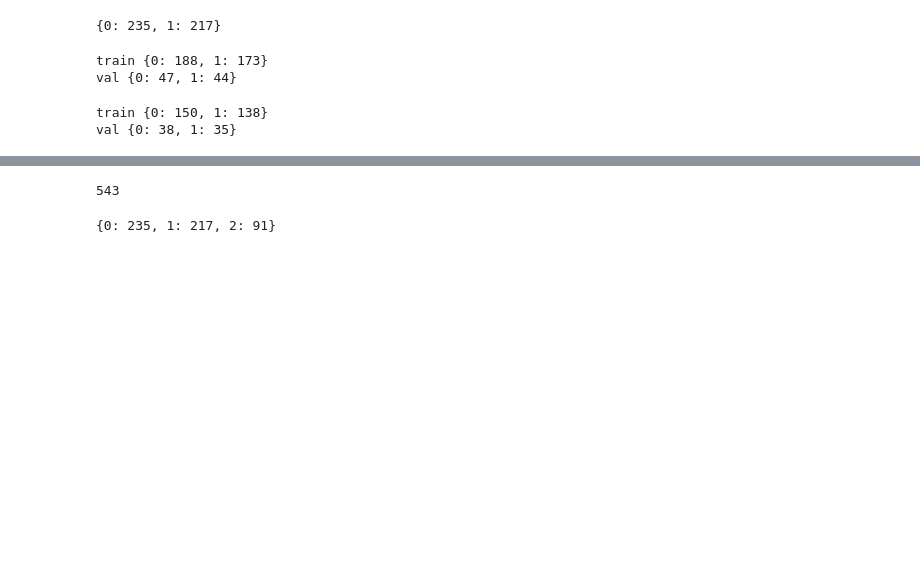
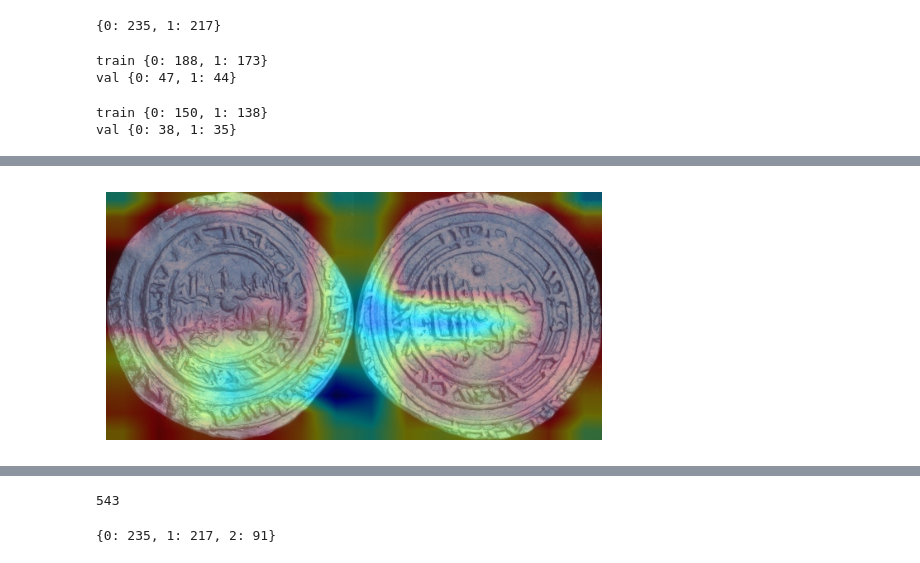
Before and after one commit to Aviost111/final_proj, a Jupyter notebook: preprocessing_for_classification.ipynb, the cells around one changed output, grey strips where cells are left out. Saved outputs shown, nothing was run; the diff lists cells and outputs as text; code cells hidden in the pictures; blank space fills up the shorter version.

```diff
--- a/preprocessing_for_classification.ipynb
+++ b/preprocessing_for_classification.ipynb
@@ -215,0 +259,22 @@ print(y_val)
+# %%
+# Load pre-trained VGG16 model + higher level layers
+base_model = VGG16(weights='imagenet', include_top=False, input_shape=(224, 224, 3))
+
+# Add custom top layers for transfer learning
+x = base_model.output
+x = Flatten()(x)
+x = Dense(1024, activation='relu')(x)
+x = Dropout(0.5)(x)
+x = Dense(512, activation='relu')(x)
+x = Dropout(0.5)(x)
+predictions = Dense(len(label_to_index), activation='softmax')(x)
+
+# Combine base model and new top layers
+model = Model(inputs=base_model.input, outputs=predictions)
+
+# Freeze the layers of the base model (not trainable)
+for layer in base_model.layers:
+    layer.trainable = False
+
+# Compile the model
+model.compile(optimizer=Adam(learning_rate=1e-4), loss='categorical_crossentropy', metrics=['accuracy'])
@@ -215,0 +373,12 @@ print(y_val)
+# %%
+# show the gradcam on the image
+img = cv2.imread(img_path)
+heatmap = cv2.resize(heatmap, (img.shape[1], img.shape[0]))
+heatmap = np.uint8(255 * heatmap)
+heatmap = cv2.applyColorMap(heatmap, cv2.COLORMAP_JET)
+superimposed_img = cv2.addWeighted(img, 0.6, heatmap, 0.4, 0)
+plt.imshow(superimposed_img)
+plt.axis('off')
+plt.show()
+# %% [output]
+[figure, added]
```
Also changed, not shown: parts of 26 cells of this notebook.
